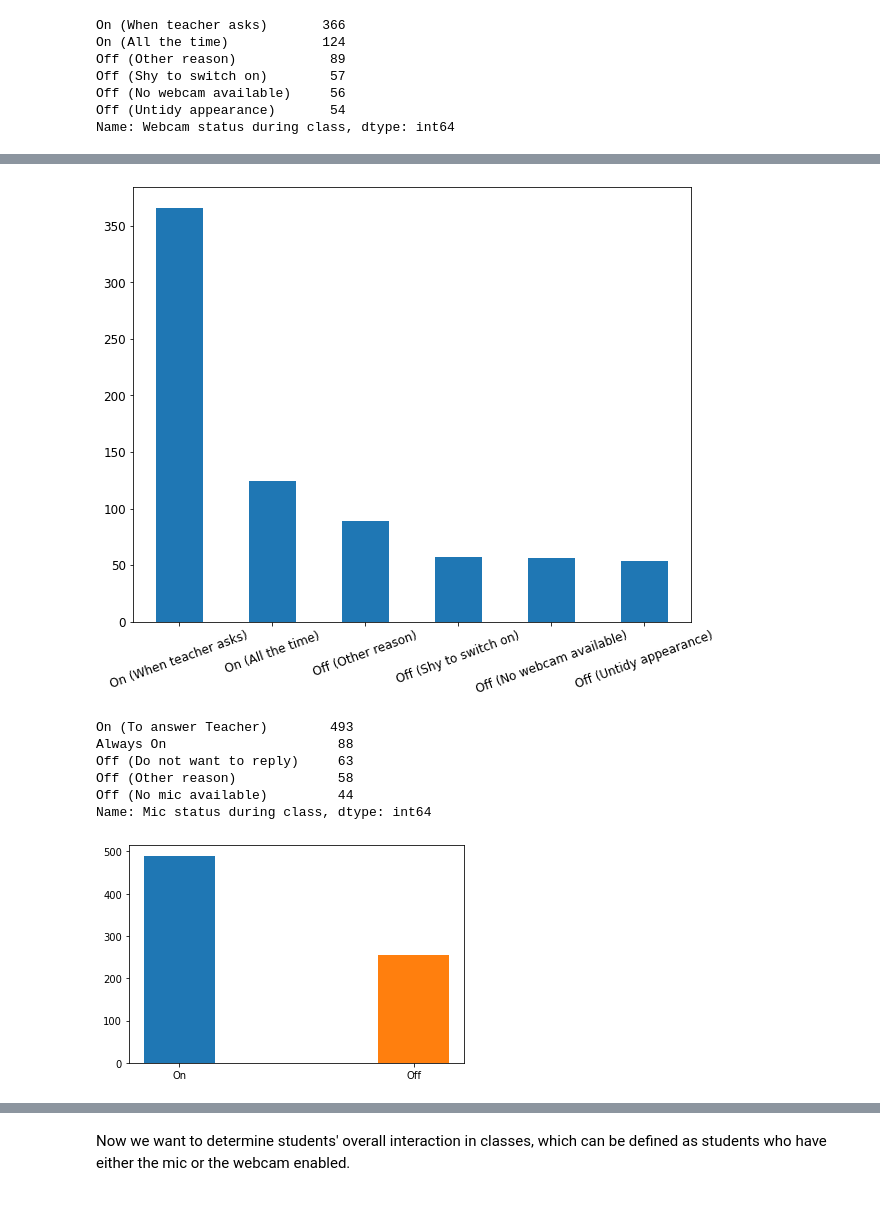
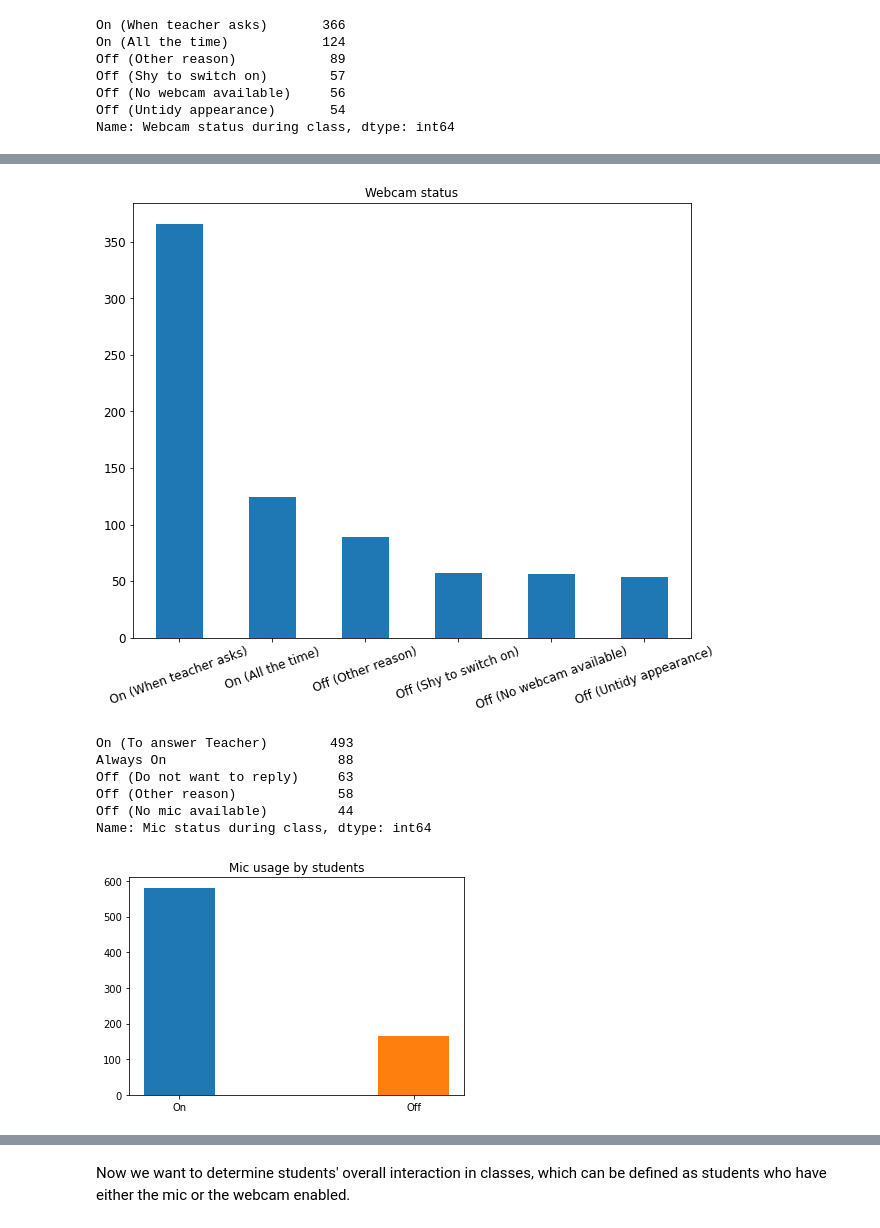
Before and after one commit to AhmadArrabi/Data-Analysis-Online-Learning-Survey, a Jupyter notebook: students_survey_analysis.ipynb, the cells around one changed output, grey strips where cells are left out. Cells and saved outputs as stored; diff of their text form; code cells hidden in the pictures.

```diff
--- a/students_survey_analysis.ipynb
+++ b/students_survey_analysis.ipynb
@@ -96,9 +95,10 @@ See the caveats in the documentation: https://pandas.pydata.org/pandas-docs/stab
 # %%
 survey['Webcam status during class'].value_counts().plot(kind = 'bar', figsize = (10,8), fontsize=12)
 plt.xticks(rotation =20)
+plt.title('Webcam status')
 plt.show()
 # %% [output]
-[figure, old version]
+[figure, new version]
 # %%
 survey['Mic status during class'].value_counts()
 # %% [output]
@@ -111,17 +111,19 @@ Name: Mic status during class, dtype: int64
 # %%
 mic_on = survey.loc[survey['Mic status during class'].str.startswith('On') |
                     survey['Mic status during class'].str.startswith('Always')]
 
 mic_off = survey.loc[survey['Mic status during class'].str.startswith('Off')]
 
 mic_on.loc[:,('Mic status during class')] = 'On'
 mic_off.loc[:,('Mic status during class')] = 'Off'
 
-plt.bar(x = mic_on['Mic status during class'], height = len(webcam_on), width = 0.3, align='center')
-plt.bar(x = mic_off['Mic status during class'], height = len(webcam_off), width = 0.3, align='center')
+plt.bar(x = mic_on['Mic status during class'], height = len(mic_on), width = 0.3, align='center')
+plt.bar(x = mic_off['Mic status during class'], height = len(mic_off), width = 0.3, align='center')
+
+plt.title('Mic usage by students')
 plt.show()
 # %% [output]
-[figure, old version]
+[figure, new version]
 # %%
 survey['Mic status during class'].value_counts().plot(kind='bar', figsize = (10, 8), fontsize = 12)
 plt.xticks(rotation =20)
```
Also changed, not shown: parts of 18 cells of this notebook.
